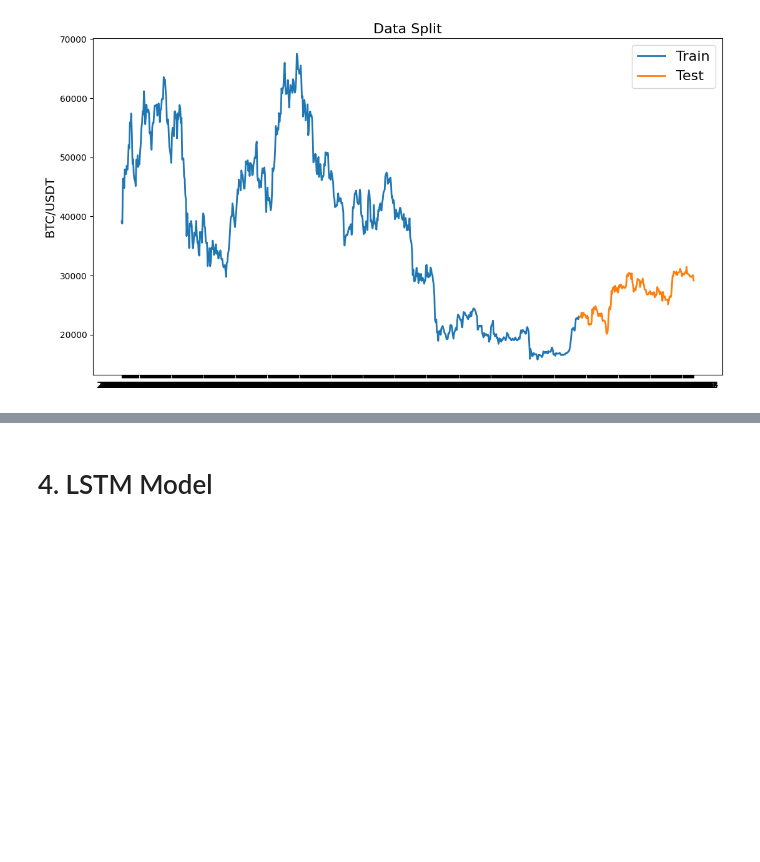
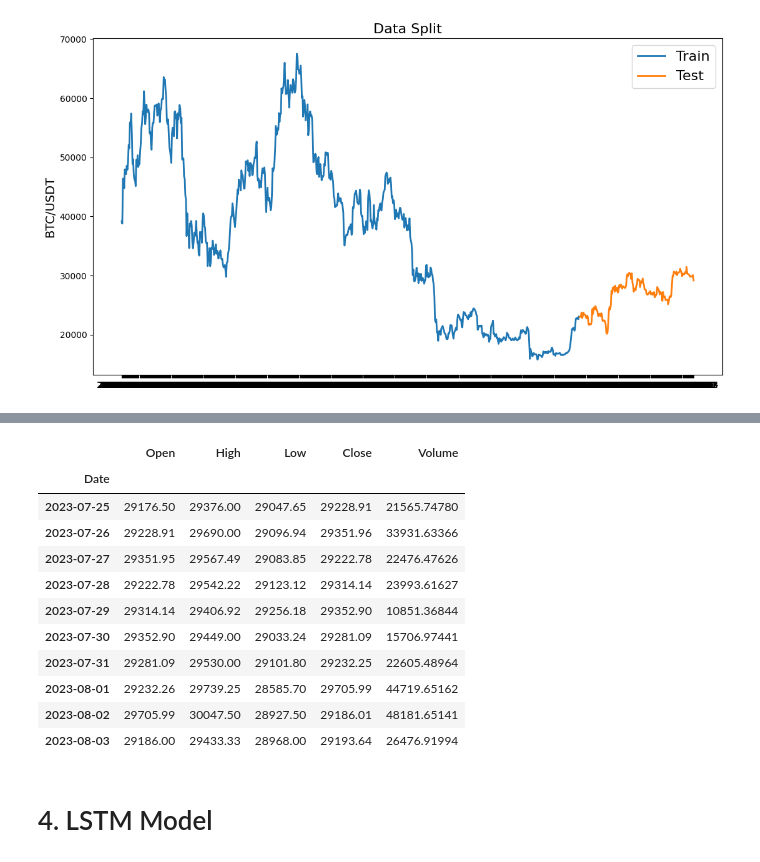
Before and after one commit to oscarlee8787/price_prediction, a Jupyter notebook: notebooks/CryptoPredictionBTC.ipynb, the cells around one changed output, grey strips where cells are left out. Saved outputs shown, nothing was run; the diff lists cells and outputs as text; code cells hidden in the pictures; blank space fills up the shorter version.

```diff
--- a/notebooks/CryptoPredictionBTC.ipynb
+++ b/notebooks/CryptoPredictionBTC.ipynb
@@ -262,3 +345,18 @@ def prepare_data(continuous, aim, window_len=10, zero_base=True, test_size=0.2):
+# %%
+val_data.head(10)
+# %% [output]
+|  | Open | High | Low | Close | Volume |
+| Date |  |  |  |  |  |
+| 2023-07-25 | 29176.50 | 29376.00 | 29047.65 | 29228.91 | 21565.74780 |
+| 2023-07-26 | 29228.91 | 29690.00 | 29096.94 | 29351.96 | 33931.63366 |
+| 2023-07-27 | 29351.95 | 29567.49 | 29083.85 | 29222.78 | 22476.47626 |
+| 2023-07-28 | 29222.78 | 29542.22 | 29123.12 | 29314.14 | 23993.61627 |
+| 2023-07-29 | 29314.14 | 29406.92 | 29256.18 | 29352.90 | 10851.36844 |
+| 2023-07-30 | 29352.90 | 29449.00 | 29033.24 | 29281.09 | 15706.97441 |
+| 2023-07-31 | 29281.09 | 29530.00 | 29101.80 | 29232.25 | 22605.48964 |
+| 2023-08-01 | 29232.26 | 29739.25 | 28585.70 | 29705.99 | 44719.65162 |
+| 2023-08-02 | 29705.99 | 30047.50 | 28927.50 | 29186.01 | 48181.65141 |
+| 2023-08-03 | 29186.00 | 29433.33 | 28968.00 | 29193.64 | 26476.91994 |
 # %% [markdown]
 # 4. LSTM Model
 # %%
```
Also changed, not shown: parts of 25 cells of this notebook.
